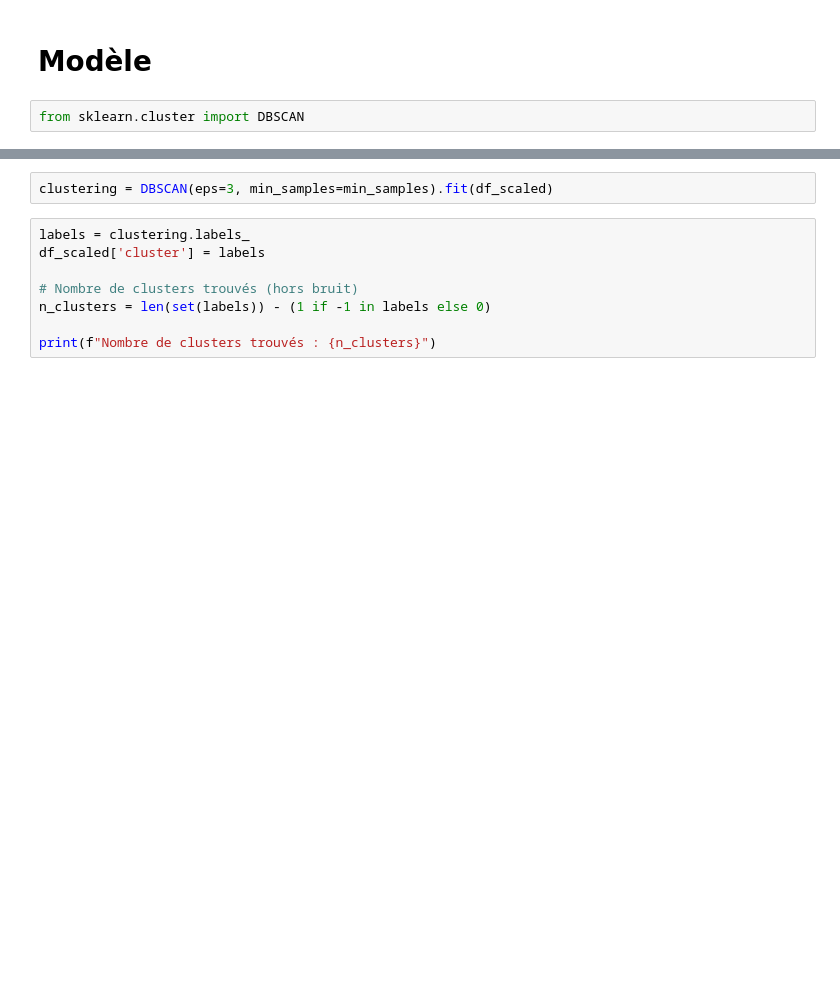
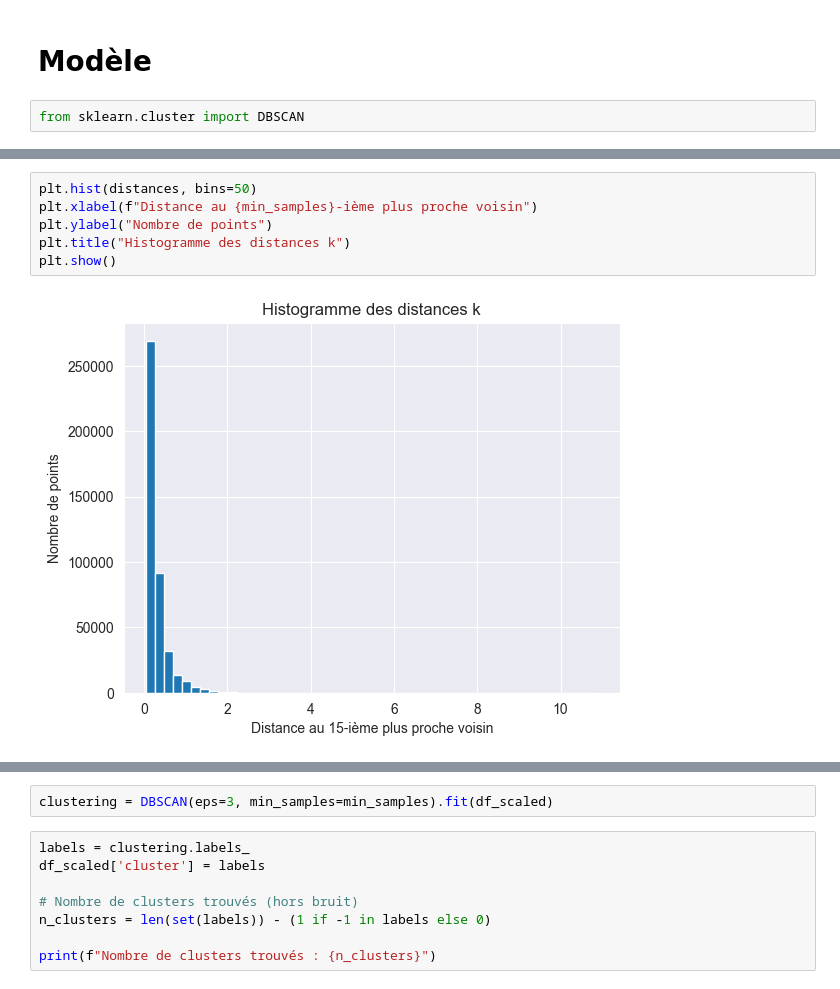
Before and after one commit to nicolas-vdn/amazing-mspr, a Jupyter notebook: data.ipynb, the cells around one changed output, grey strips where cells are left out. Drawn from its saved outputs; the diff is of its cells as text; blank space fills up the shorter version.

```diff
--- a/data.ipynb
+++ b/data.ipynb
@@ -285,0 +281,8 @@ plt.show()
+# %%
+plt.hist(distances, bins=50)
+plt.xlabel(f"Distance au {min_samples}-ième plus proche voisin")
+plt.ylabel("Nombre de points")
+plt.title("Histogramme des distances k")
+plt.show()
+# %% [output]
+[figure, added]
```
Also changed, not shown: parts of 14 cells of this notebook.
